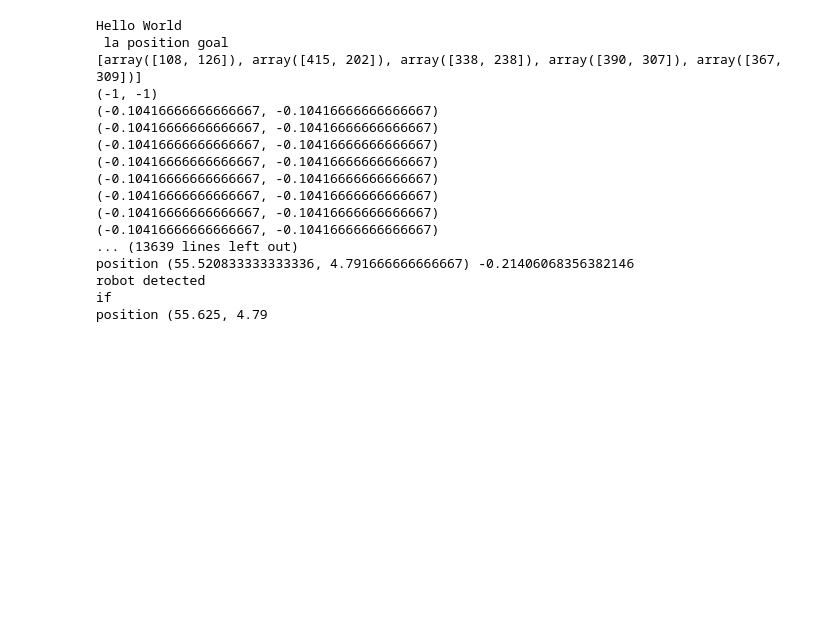
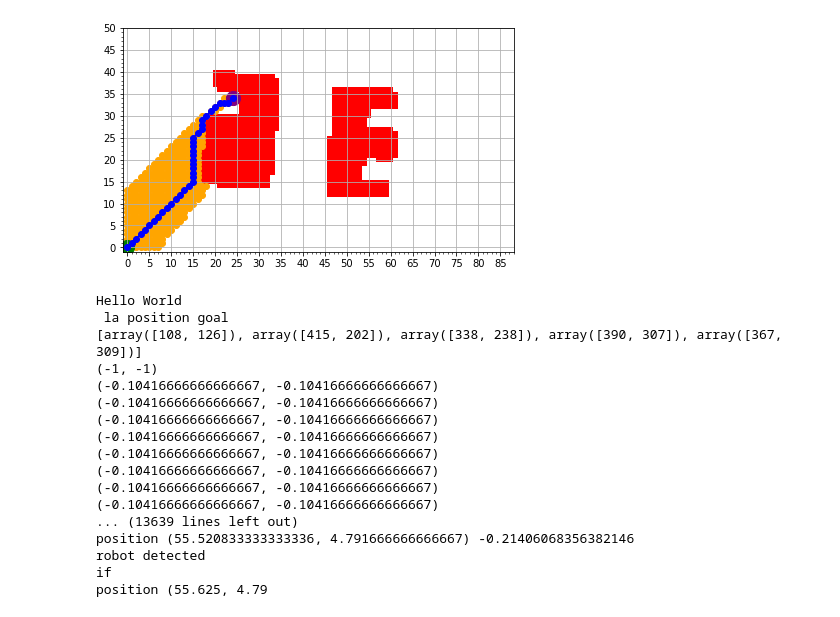
Before and after one commit to antoinetx/Mobile_robot, a Jupyter notebook: main_test.ipynb, the cells around one changed output. Drawn from its saved outputs; the diff is of its cells as text; code cells hidden in the pictures; blank space fills up the shorter version.

Commit message:
path fonctionne

```diff
--- a/main_test.ipynb
+++ b/main_test.ipynb
@@ -26,3 +26,81 @@ from optimal_path import*
 map_lenght = 5
 nb_of_square_by_side = 50
 current = 1
+# %%
+global move
+move = False #bool which indicate how our robot is moving (1: avoid an object VS 0: following the optimal path)
+kalman_bool = False
+#pourcentage_reduc = 1
+
+
+George = Robot()
+Lausanne = Map(map_lenght, nb_of_square_by_side)
+
+#VideoCap = vision_initialization()
+VideoCap=cv2.VideoCapture(1)
+# %%
+
+
+print('Hello World')
+
+####################################
+## INIT
+####################################
+
+# Prend une première image
+ret, frame = VideoCap.read()
+print("taille frame", frame.shape)
+
+# Set the pourcentage value between the nb of pixel and nb of square by side
+Lausanne.set_map_lenght(frame)
+print("Pourcentage",Lausanne.get_pourcentage())
+# Set the robot goal, position and angle
+goal = init_goal(frame, Lausanne.get_pourcentage())
+#goal = (50, 40)
+pos_robot = George.get_pos()
+print("GOAL", goal)
+
+
+
+
+while (pos_robot[0] < 0) & (pos_robot[1] < 0):
+    #ret, frame=VideoCap.read()
+    #display(frame,1,0,0)
+    ret, frame=VideoCap.read()
+    display(frame,1,0,0)
+    pos_robot, angle = update(frame, Lausanne.get_pourcentage())  # fonction qui retourne la position angle etc....
+    print("Waiting robot position")
+
+
+George.set_angle(angle)
+George.set_goal(goal)
+George.set_start_pos(pos_robot)
+George.set_pos(pos_robot)
+print ("goal", goal)
+print ("start position", pos_robot)
+
+# SET MAP
+Lausanne.set_map_lenght(frame)
+print("Lausanna lenght", Lausanne.get_lenght())
+
+# MASK
+mask = mask_map_init(frame)
+cv2.imshow("mask", mask)
+cv2.imwrite("masque1.jpg", mask)
+
+# Fin de l'init
+Lausanne.init_grid(mask)
+grille = Lausanne.get_map()
+cv2.imshow("grid", grille)
+cv2.imwrite("grille.jpg", grille)
+
+# OPTIMAL PATH
+
+path, visitedNodes = op.path_computation(George.get_start() , George.get_goal() , Lausanne.get_lenght(), grille)
+
+George.set_path(path)
+George.set_visit_nodes(visitedNodes)
+
+# Display the optimal path
+op.display_map(Lausanne.get_lenght(),  grille,  George.get_visit_nodes(), George.get_path(), George.get_start(), George.get_goal())
+# %% [output]
@@ -29 +124,2 @@ current = 1
+[figure, added]
 # %%
```
Also changed, not shown: parts of 4 cells of this notebook, 3 other files.
